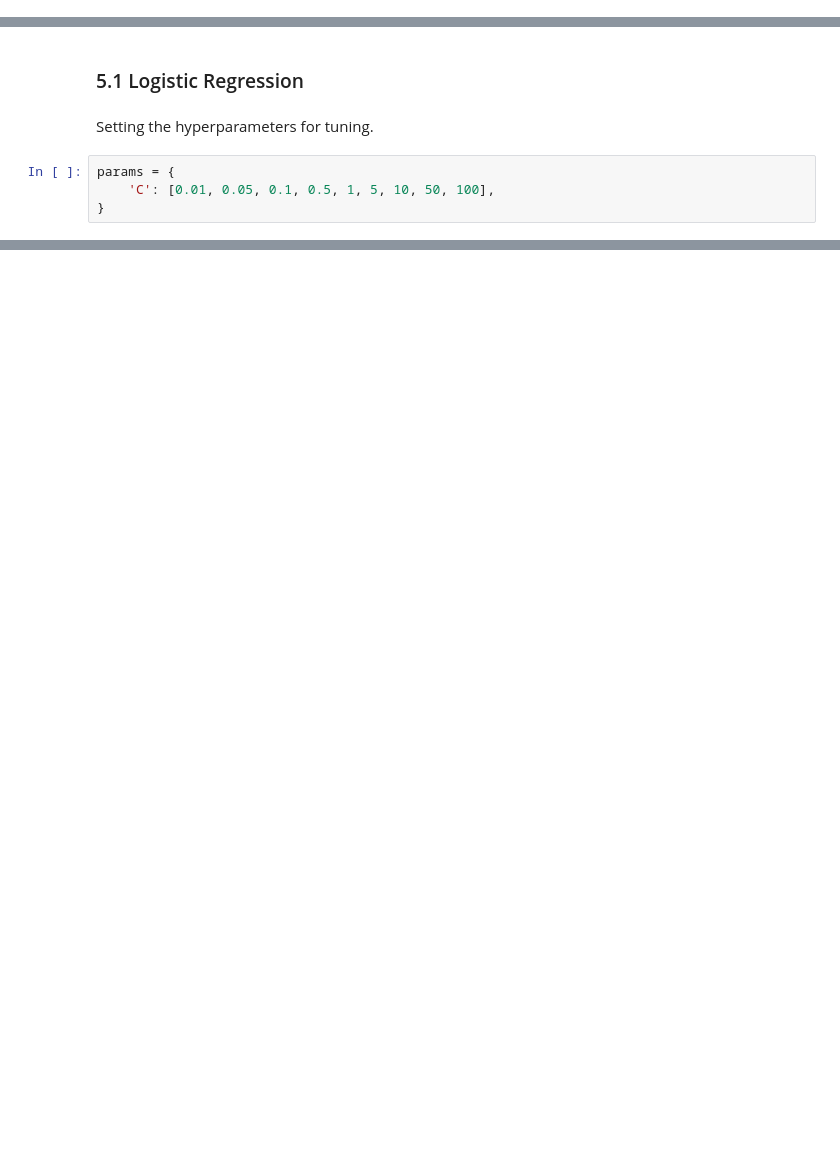
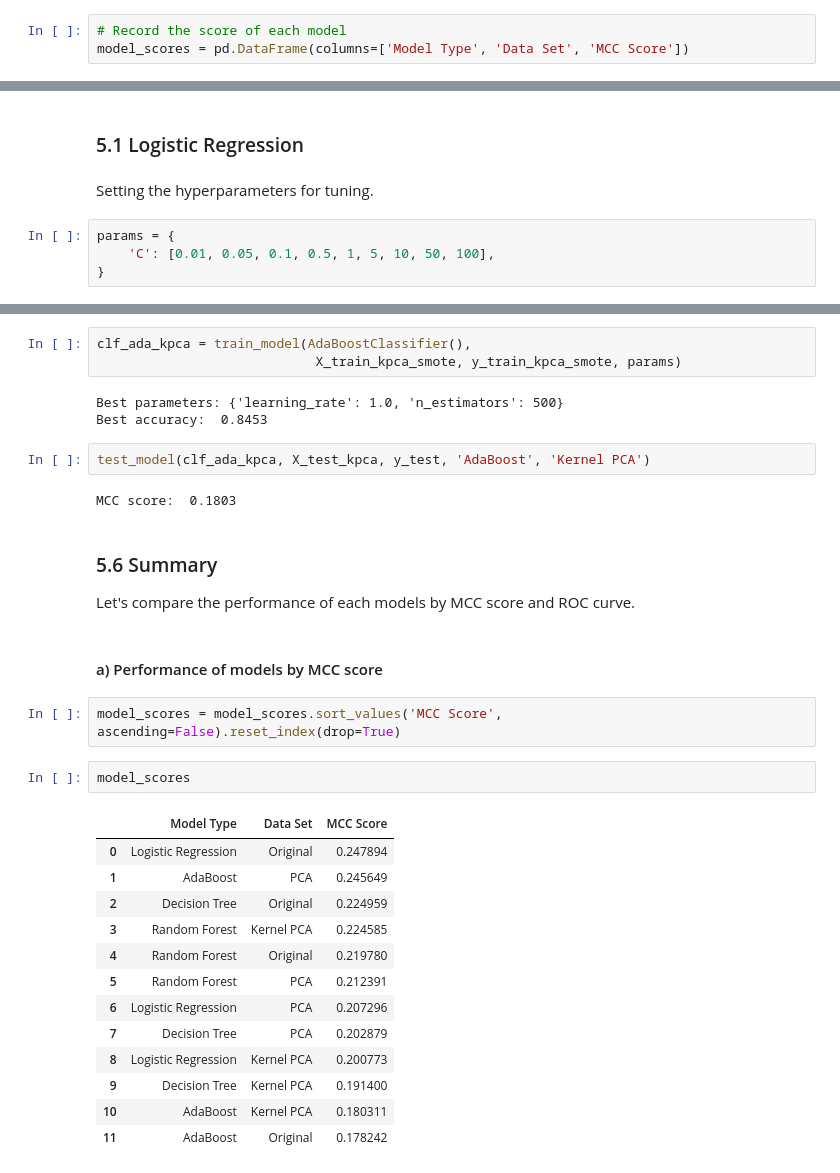
Before and after one commit to bowcai/Stroke-Prediction, a Jupyter notebook: stroke_prediction.ipynb, the cells around one changed output, grey strips where cells are left out. Saved outputs shown, nothing was run; the diff lists cells and outputs as text; blank space fills up the shorter version.

```diff
--- a/stroke_prediction.ipynb
+++ b/stroke_prediction.ipynb
@@ -533 +535,4 @@ Here I use Matthews correlation coefficient (MCC) to score the model on test set
+# %%
+# Record the score of each model
+model_scores = pd.DataFrame(columns=['Model Type', 'Data Set', 'MCC Score'])
 # %%
@@ -608,0 +779,33 @@ MCC score:  0.2008
+# %%
+clf_ada_kpca = train_model(AdaBoostClassifier(),
+                            X_train_kpca_smote, y_train_kpca_smote, params)
+# %% [output]
+Best parameters: {'learning_rate': 1.0, 'n_estimators': 500}
+Best accuracy:  0.8453
+# %%
+test_model(clf_ada_kpca, X_test_kpca, y_test, 'AdaBoost', 'Kernel PCA')
+# %% [output]
+MCC score:  0.1803
+# %% [markdown]
+### 5.6 Summary
+Let's compare the performance of each models by MCC score and ROC curve.
+# %% [markdown]
+#### a) Performance of models by MCC score
+# %%
+model_scores = model_scores.sort_values('MCC Score', ascending=False).reset_index(drop=True)
+# %%
+model_scores
+# %% [output]
+|  | Model Type | Data Set | MCC Score |
+| 0 | Logistic Regression | Original | 0.247894 |
+| 1 | AdaBoost | PCA | 0.245649 |
+| 2 | Decision Tree | Original | 0.224959 |
+| 3 | Random Forest | Kernel PCA | 0.224585 |
+| 4 | Random Forest | Original | 0.219780 |
+| 5 | Random Forest | PCA | 0.212391 |
+| 6 | Logistic Regression | PCA | 0.207296 |
+| 7 | Decision Tree | PCA | 0.202879 |
+| 8 | Logistic Regression | Kernel PCA | 0.200773 |
+| 9 | Decision Tree | Kernel PCA | 0.191400 |
+| 10 | AdaBoost | Kernel PCA | 0.180311 |
+| 11 | AdaBoost | Original | 0.178242 |
```
Also changed, not shown: parts of 57 cells of this notebook.
